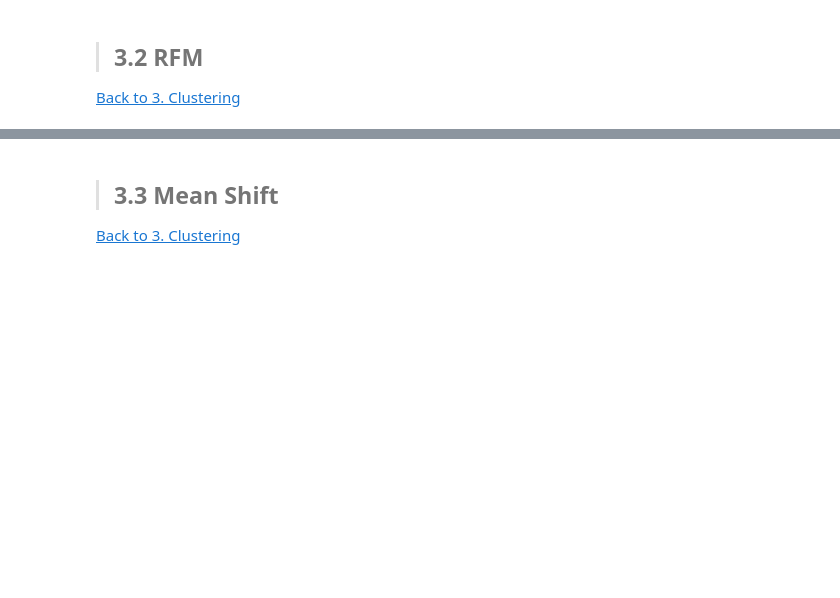
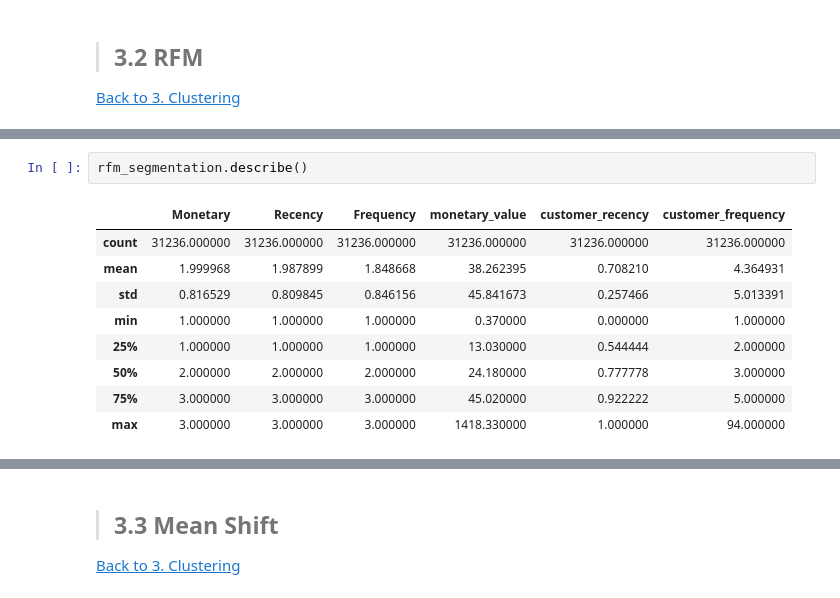
Before and after one commit to SvenGoerdes/CustomerSegmentationDataMining, a Jupyter notebook: deliverables/DM2425_Part2_10_02.ipynb, the cells around one changed output, grey strips where cells are left out. Saved outputs shown, nothing was run; the diff lists cells and outputs as text; blank space fills up the shorter version.

```diff
--- a/deliverables/DM2425_Part2_10_02.ipynb
+++ b/deliverables/DM2425_Part2_10_02.ipynb
@@ -313,0 +376,12 @@ for cpi, sf in zip(range(len(metric_features)), subfigs.flatten()):
+# %%
+rfm_segmentation.describe()
+# %% [output]
+|  | Monetary | Recency | Frequency | monetary_value | customer_recency | customer_frequency |
+| count | 31236.000000 | 31236.000000 | 31236.000000 | 31236.000000 | 31236.000000 | 31236.000000 |
+| mean | 1.999968 | 1.987899 | 1.848668 | 38.262395 | 0.708210 | 4.364931 |
+| std | 0.816529 | 0.809845 | 0.846156 | 45.841673 | 0.257466 | 5.013391 |
+| min | 1.000000 | 1.000000 | 1.000000 | 0.370000 | 0.000000 | 1.000000 |
+| 25% | 1.000000 | 1.000000 | 1.000000 | 13.030000 | 0.544444 | 2.000000 |
+| 50% | 2.000000 | 2.000000 | 2.000000 | 24.180000 | 0.777778 | 3.000000 |
+| 75% | 3.000000 | 3.000000 | 3.000000 | 45.020000 | 0.922222 | 5.000000 |
+| max | 3.000000 | 3.000000 | 3.000000 | 1418.330000 | 1.000000 | 94.000000 |
```
Also changed, not shown: parts of 5 cells of this notebook.
